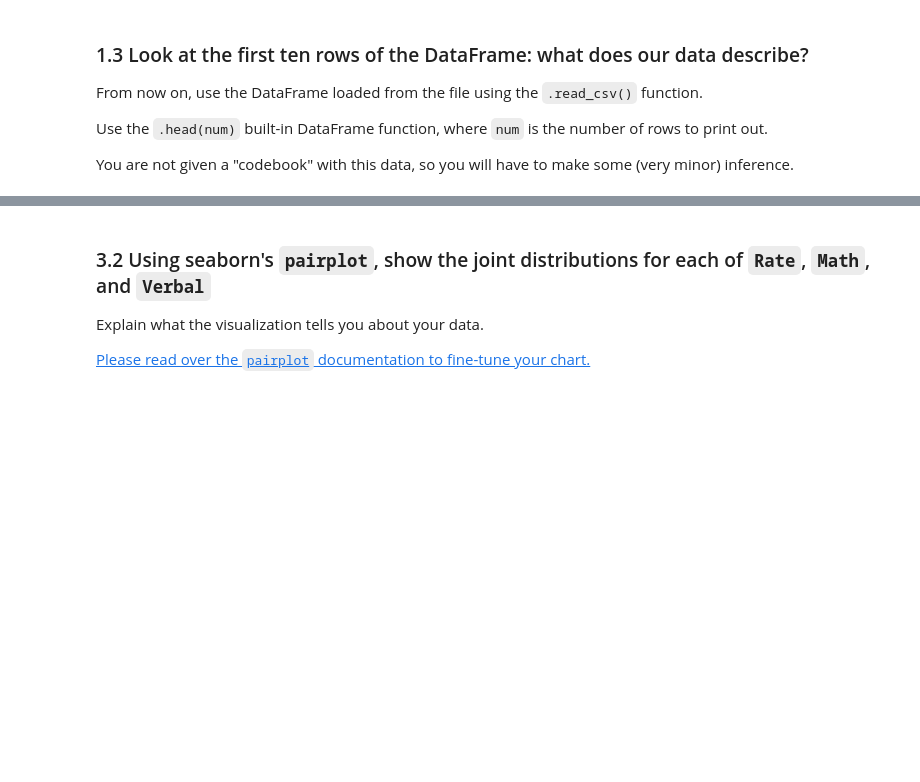
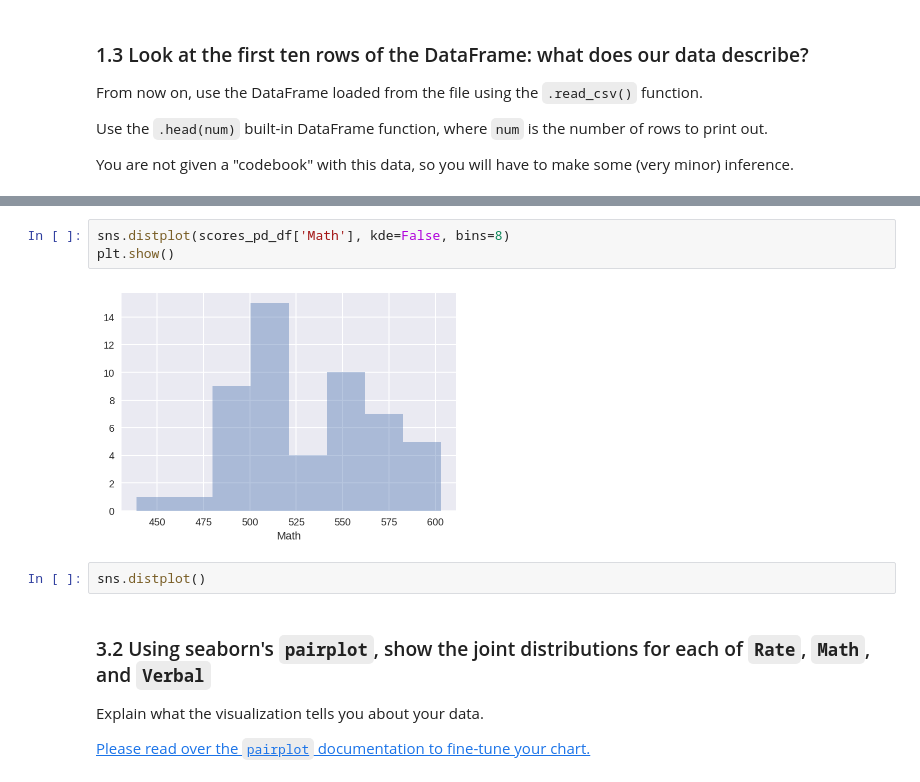
Before and after one commit to godsylla/Civic-Data-Analysis, a Jupyter notebook: project-02-v2-starter-code.ipynb, the cells around one changed output, grey strips where cells are left out. Drawn from its saved outputs; the diff is of its cells as text; blank space fills up the shorter version.

```diff
--- a/project-02-v2-starter-code.ipynb
+++ b/project-02-v2-starter-code.ipynb
@@ -326,3 +311,10 @@ Set the keyword argument `kde=False`. This way you can actually see the counts w
+# %%
+sns.distplot(scores_pd_df['Math'], kde=False, bins=8)
+plt.show()
+# %% [output]
+[figure, added]
+# %%
+sns.distplot()
 # %% [markdown]
 ### 3.2 Using seaborn's `pairplot`, show the joint distributions for each of `Rate`, `Math`, and `Verbal`
 
```
Also changed, not shown: parts of 37 cells of this notebook.
